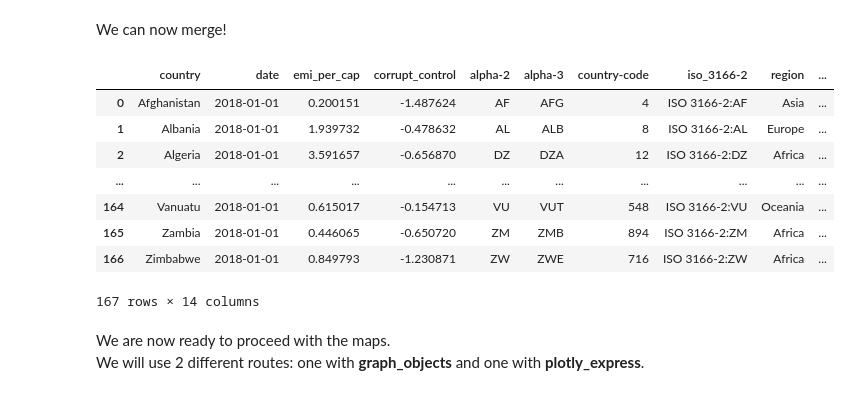
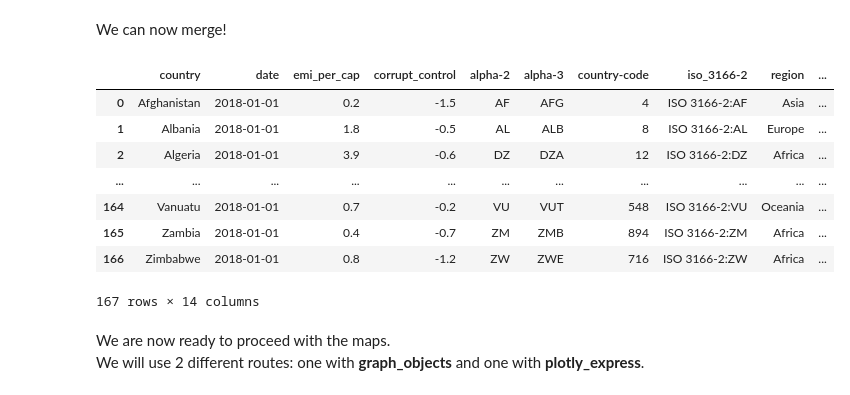
Before and after one commit to shokru/carbon_emissions, a Jupyter notebook: map_sovereign_ESG.ipynb, the cells around one changed output. Cells and saved outputs as stored; diff of their text form; code cells hidden in the pictures.

```diff
--- a/map_sovereign_ESG.ipynb
+++ b/map_sovereign_ESG.ipynb
@@ -100,17 +87,17 @@ iso3
 # %% [markdown]
 We can now merge!
 # %%
-world_data = pd.merge(world_emissions, iso3, on = "country")
+world_data = pd.merge(world_data, iso3, on = "country")
 world_data
 # %% [output]
 |  | country | date | emi_per_cap | corrupt_control | alpha-2 | alpha-3 | country-code | iso_3166-2 | region | ... |
-| 0 | Afghanistan | 2018-01-01 | 0.200151 | -1.487624 | AF | AFG | 4 | ISO 3166-2:AF | Asia | ... |
-| 1 | Albania | 2018-01-01 | 1.939732 | -0.478632 | AL | ALB | 8 | ISO 3166-2:AL | Europe | ... |
-| 2 | Algeria | 2018-01-01 | 3.591657 | -0.656870 | DZ | DZA | 12 | ISO 3166-2:DZ | Africa | ... |
+| 0 | Afghanistan | 2018-01-01 | 0.2 | -1.5 | AF | AFG | 4 | ISO 3166-2:AF | Asia | ... |
+| 1 | Albania | 2018-01-01 | 1.8 | -0.5 | AL | ALB | 8 | ISO 3166-2:AL | Europe | ... |
+| 2 | Algeria | 2018-01-01 | 3.9 | -0.6 | DZ | DZA | 12 | ISO 3166-2:DZ | Africa | ... |
 | ... | ... | ... | ... | ... | ... | ... | ... | ... | ... | ... |
-| 164 | Vanuatu | 2018-01-01 | 0.615017 | -0.154713 | VU | VUT | 548 | ISO 3166-2:VU | Oceania | ... |
-| 165 | Zambia | 2018-01-01 | 0.446065 | -0.650720 | ZM | ZMB | 894 | ISO 3166-2:ZM | Africa | ... |
-| 166 | Zimbabwe | 2018-01-01 | 0.849793 | -1.230871 | ZW | ZWE | 716 | ISO 3166-2:ZW | Africa | ... |
+| 164 | Vanuatu | 2018-01-01 | 0.7 | -0.2 | VU | VUT | 548 | ISO 3166-2:VU | Oceania | ... |
+| 165 | Zambia | 2018-01-01 | 0.4 | -0.7 | ZM | ZMB | 894 | ISO 3166-2:ZM | Africa | ... |
+| 166 | Zimbabwe | 2018-01-01 | 0.8 | -1.2 | ZW | ZWE | 716 | ISO 3166-2:ZW | Africa | ... |
 167 rows × 14 columns
 # %% [markdown]
 We are now ready to proceed with the maps.
```
Also changed, not shown: parts of 5 cells of this notebook, 7 other files.
